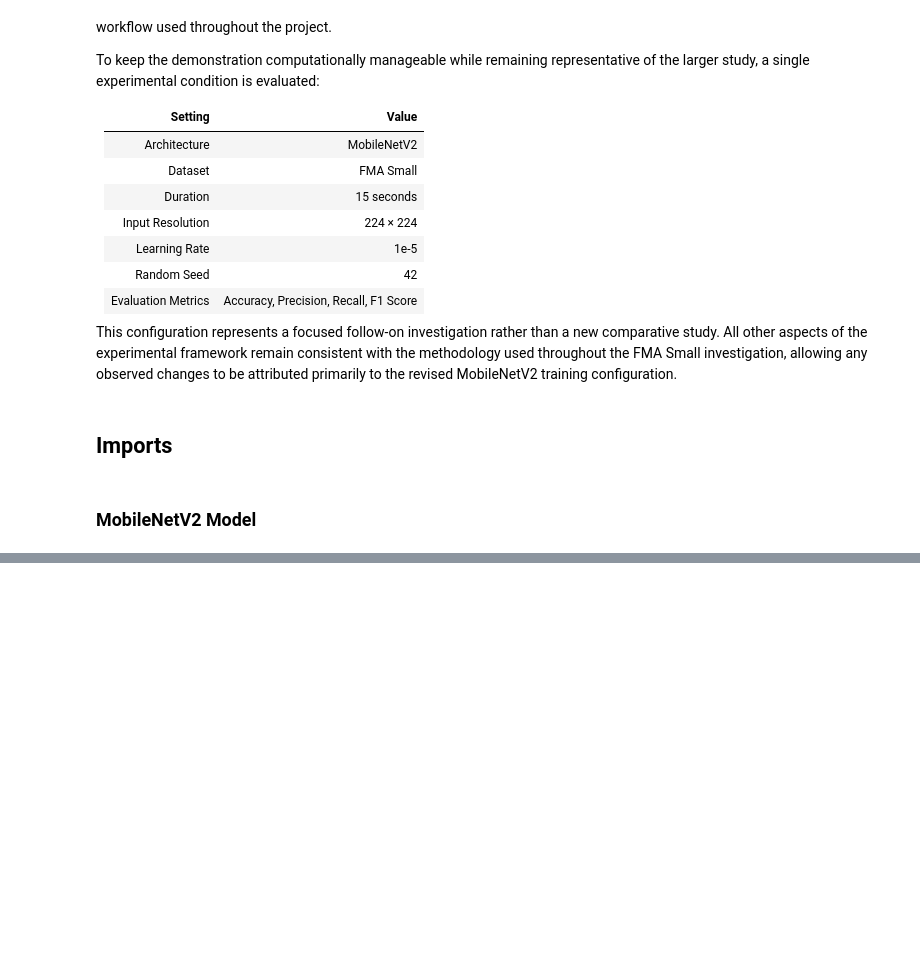
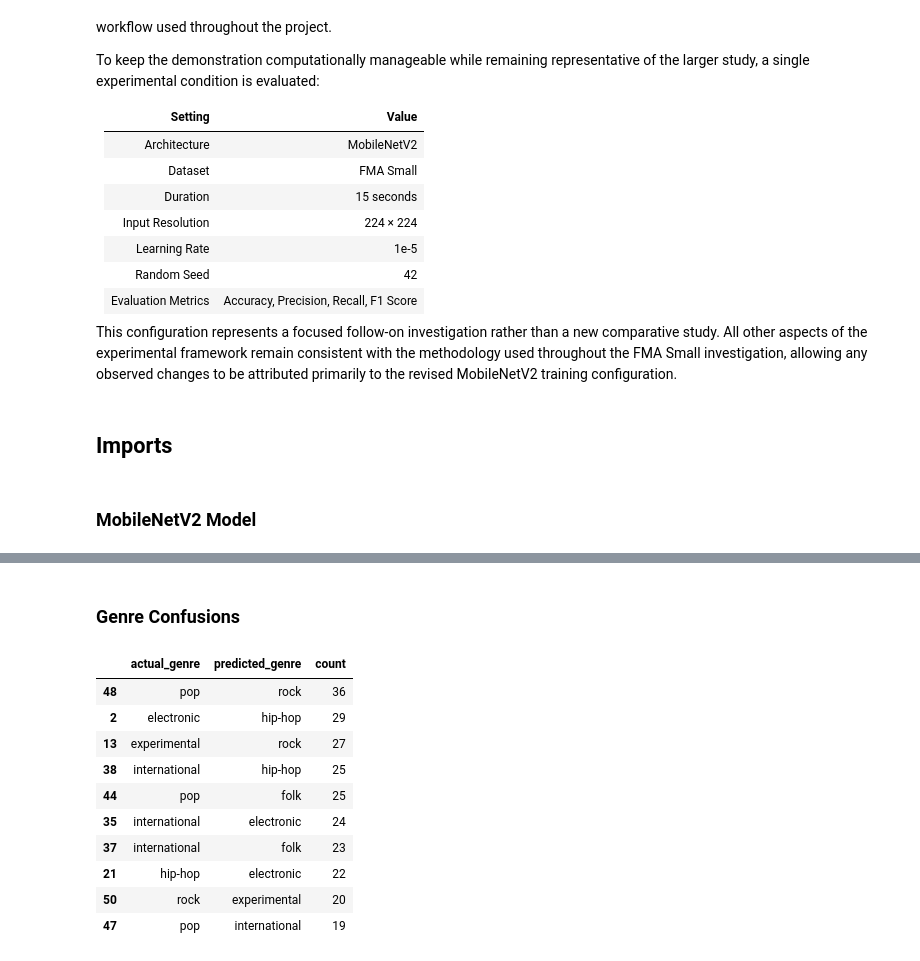
Before and after one commit to d-bruning/deep-learning-audio-classification, a Jupyter notebook: overview.ipynb, the cells around one changed output, grey strips where cells are left out. Cells and saved outputs as stored; diff of their text form; code cells hidden in the pictures; blank space fills up the shorter version.

```diff
--- a/overview.ipynb
+++ b/overview.ipynb
@@ -341,0 +1342,50 @@ print(
+# %% [markdown]
+### Genre Confusions
+# %%
+# =====================================================
+# MOST COMMON CONFUSIONS
+# =====================================================
+
+confusion_rows = []
+
+for i, actual in enumerate(CLASS_NAMES):
+
+    for j, predicted in enumerate(CLASS_NAMES):
+
+        if i != j and cm[i, j] > 0:
+
+            confusion_rows.append({
+
+                "actual_genre":
+                    actual,
+
+                "predicted_genre":
+                    predicted,
+
+                "count":
+                    cm[i, j]
+            })
+
+confusion_df = (
+    pd.DataFrame(
+        confusion_rows
+    )
+    .sort_values(
+        "count",
+        ascending=False
+    )
+)
+
+confusion_df.head(10)
+# %% [output]
+|  | actual_genre | predicted_genre | count |
+| 48 | pop | rock | 36 |
+| 2 | electronic | hip-hop | 29 |
+| 13 | experimental | rock | 27 |
+| 38 | international | hip-hop | 25 |
+| 44 | pop | folk | 25 |
+| 35 | international | electronic | 24 |
+| 37 | international | folk | 23 |
+| 21 | hip-hop | electronic | 22 |
+| 50 | rock | experimental | 20 |
+| 47 | pop | international | 19 |
```
Also changed, not shown: parts of 51 cells of this notebook, 1 other file.
